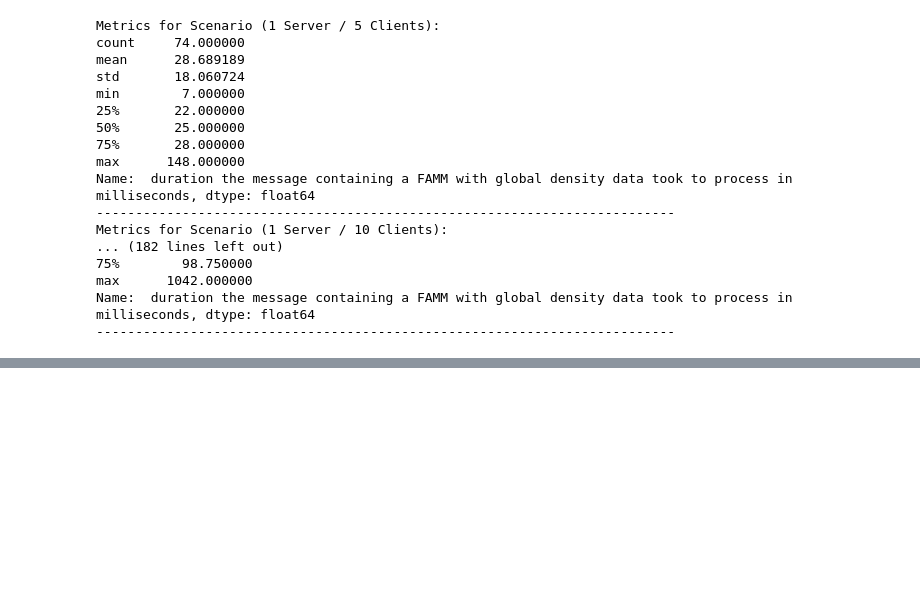
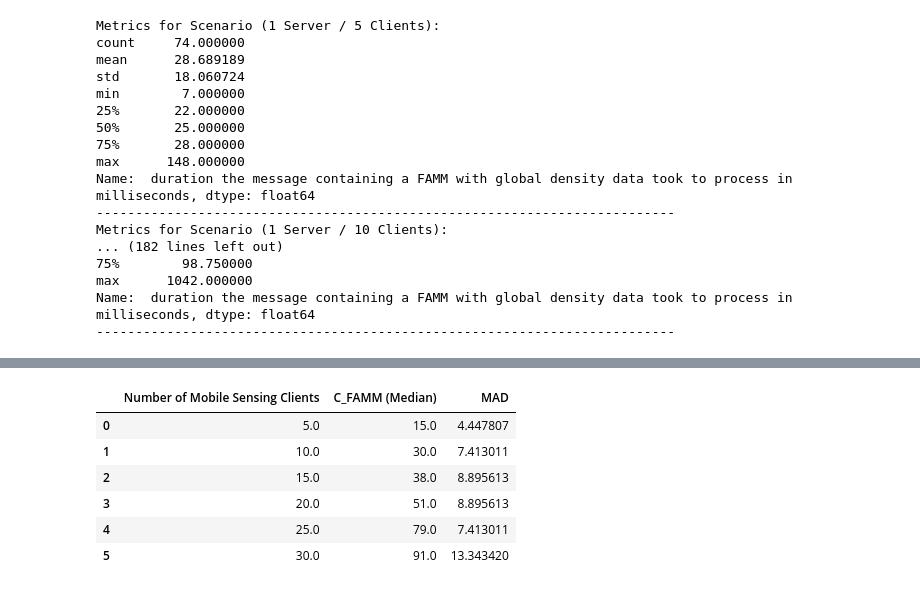
Before and after one commit to leopoldBlk/crowd-monitoring-mcs-application, a Jupyter notebook: evaluation/metricsCalculation/C_FAMM.ipynb, the cells around one changed output, grey strips where cells are left out. Cells and saved outputs as stored; diff of their text form; code cells hidden in the pictures; blank space fills up the shorter version.

```diff
--- a/evaluation/metricsCalculation/C_FAMM.ipynb
+++ b/evaluation/metricsCalculation/C_FAMM.ipynb
@@ -154,0 +170,10 @@ plt.show()
+# %%
+dfCFAMM5Server
+# %% [output]
+|  | Number of Mobile Sensing Clients | C_FAMM (Median) | MAD |
+| 0 | 5.0 | 15.0 | 4.447807 |
+| 1 | 10.0 | 30.0 | 7.413011 |
+| 2 | 15.0 | 38.0 | 8.895613 |
+| 3 | 20.0 | 51.0 | 8.895613 |
+| 4 | 25.0 | 79.0 | 7.413011 |
+| 5 | 30.0 | 91.0 | 13.343420 |
```
Also changed, not shown: parts of 4 cells of this notebook, 2 other files.
